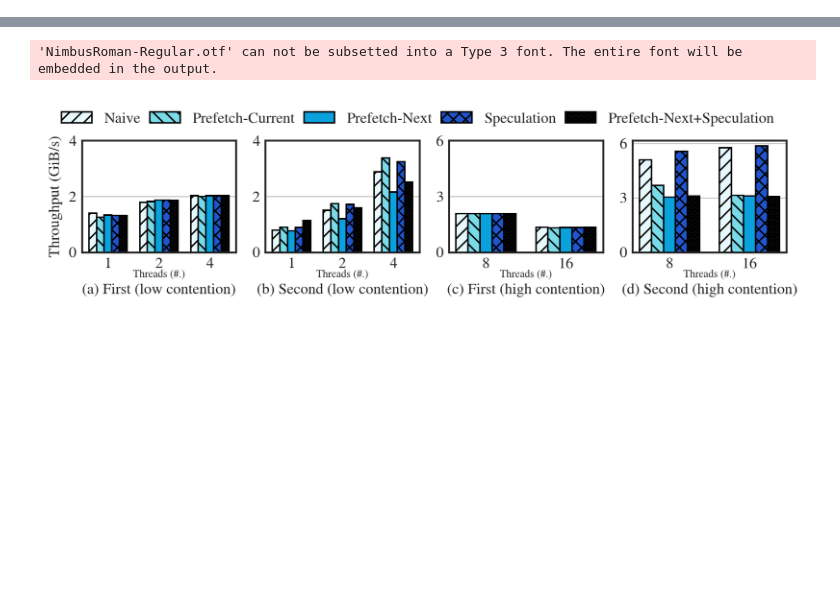
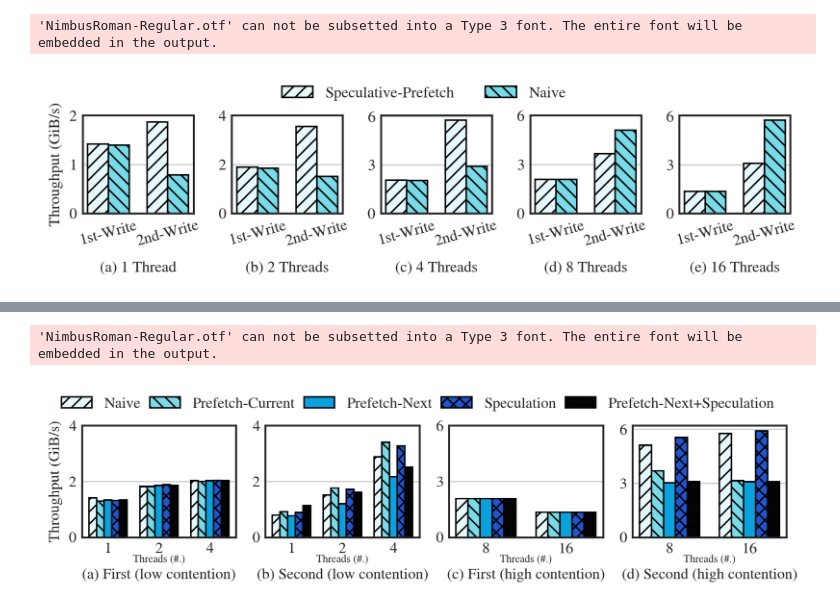
Before and after one commit to Light-Dedup/tests, a Jupyter notebook: FIG_Prefetch/plot.ipynb, the cells around one changed output, grey strips where cells are left out. Drawn from its saved outputs; the diff is of its cells as text; code cells hidden in the pictures; blank space fills up the shorter version.

```diff
--- a/FIG_Prefetch/plot.ipynb
+++ b/FIG_Prefetch/plot.ipynb
@@ -0,0 +1,78 @@
+# %%
+import matplotlib
+import matplotlib.pyplot as plt
+from matplotlib import style
+import pandas as pd
+import numpy as np
+
+# Paper specific settings
+STANDARD_WIDTH = 17.8
+SINGLE_COL_WIDTH = STANDARD_WIDTH / 2
+DOUBLE_COL_WIDTH = STANDARD_WIDTH
+def cm_to_inch(value):
+    return value/2.54
+
+# matplotlib style settings
+matplotlib.rcParams['text.usetex'] = False
+style.use('seaborn-white')
+plt.rcParams["axes.grid"] = True
+plt.rcParams["axes.grid.axis"] = "y"
+plt.rcParams["grid.linewidth"] = 0.8
+plt.rcParams["font.family"] = "Nimbus Roman"
+pd.options.display.max_columns = None
+pd.options.display.max_rows = None
+
+with open("./performance-comparison-table", "r") as f:
+    df = pd.read_csv(f, delim_whitespace=True, engine='python')
+
+
+# Plotting Settings
+fig = plt.figure(dpi = 300, figsize = (cm_to_inch(DOUBLE_COL_WIDTH), cm_to_inch(4.5)))
+bar_width = 0.35
+subfig_titles = ["(a) 1 Thread", "(b) 2 Threads", "(c) 4 Threads", "(d) 8 Threads", "(e) 16 Threads"]
+patterns = ['///', '\\\\\\', '', 'XXX', "OOO"]
+# Reference: https://designbro.com/blog/inspiration/color-combinations/
+colors = ["#E8F9FD", "#79DAE8", "#0AA1DD", "#2155CD", "#0A0A0A"]
+num_jobs = [1, 2, 4, 8, 16]
+
+for i in range(5):
+    subfig = plt.subplot(1, 5, i + 1)
+    xs = [1, 2]
+    fss = df['file_system'].drop_duplicates().reset_index().drop(columns=['index'])['file_system']
+    patterns = ['///', '\\\\\\', 'XXX', "OOO"]
+    colors = ["#E8F9FD", "#79DAE8", "#2155CD", "#0A0A0A"]
+    tot = len(fss) * bar_width
+    for idx, fs in enumerate(fss):
+        points = []
+        for x in xs:
+            pivot = x
+            point = pivot - tot / 2 + bar_width / 2 + idx * bar_width
+            points.append(point)
+        bw_1st = df[(df['file_system'] == fs) & (df['num_job'] == num_jobs[i])]['first_bandwidth(MiB/s)'] / 1024
+        bw_2nd = df[(df['file_system'] == fs) & (df['num_job'] == num_jobs[i])]['second_bandwidth(MiB/s)'] / 1024
+        bw = bw_1st.append(bw_2nd)
+        plt.bar(points, bw, width=bar_width, hatch=patterns[idx], edgecolor='black', color=colors[idx])
+
+
+    plt.xticks(xs, labels=["1st-Write", "2nd-Write"], rotation=15)
+    if i == 0:
+        plt.ylabel('Throughput (GiB/s)')
+        plt.yticks([0, 2, 1])
+    elif i == 1:
+        plt.yticks([0, 4, 2])
+    elif i == 2:
+        plt.yticks([0, 6, 3])
+    elif i >= 3:
+        plt.yticks([0, 6, 3])
+
+    # Draw title
+    # subfig.text(0.5, -0.2, "Threads (#.)", ha='center', va='center', fontsize=7, transform=subfig.transAxes)
+    plt.xlabel(subfig_titles[i], labelpad = 8)
+
+fig.legend(fss, loc='center', ncol=len(fss), bbox_to_anchor=(0.5, 1))
+
+plt.tight_layout()
+plt.savefig("./FIG-Prefetch-All.pdf", bbox_inches='tight', pad_inches=0)
+# %% [output]
+'NimbusRoman-Regular.otf' can not be subsetted into a Type 3 font. The entire font will be embedded in the output.
+[figure, added]
```
Also changed, not shown: parts of 3 cells of this notebook, 1 other file.
